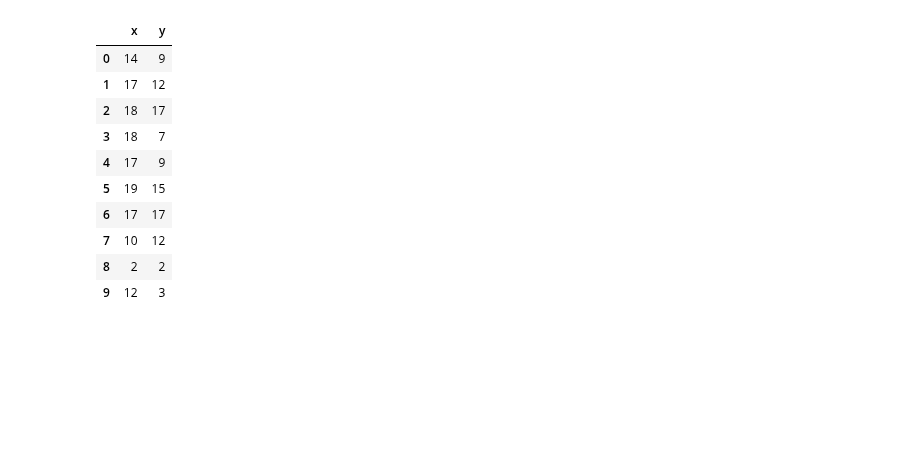
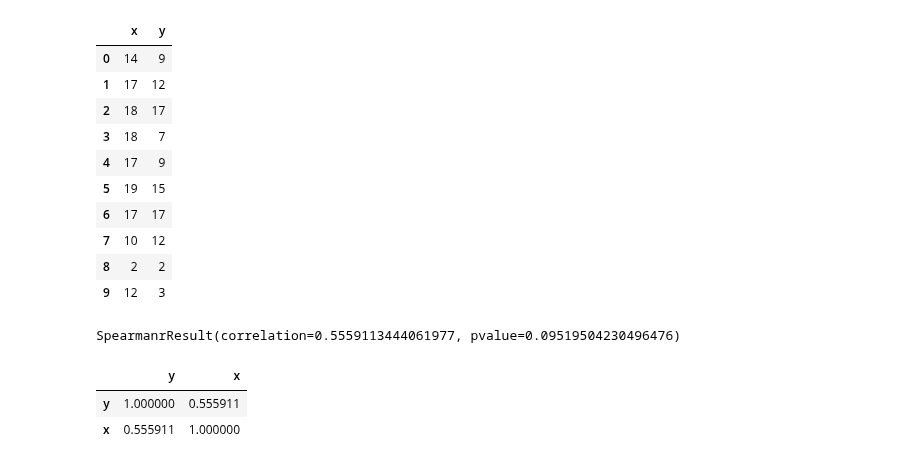
Before and after one commit to sejinhwang97ko/2023prac, a Jupyter notebook: hello/corr.ipynb, the cells around one changed output. Saved outputs shown, nothing was run; the diff lists cells and outputs as text; code cells hidden in the pictures; blank space fills up the shorter version.

```diff
--- a/hello/corr.ipynb
+++ b/hello/corr.ipynb
@@ -526,0 +532,13 @@ sample1
+# %%
+# 스피어만 (변수가 모두 연속형이며, 정규성을 따르지 않는 경우에 사용한다)
+from scipy.stats import spearmanr
+
+spearmanr(sample1['x'], sample1['y'])
+# %% [output]
+SpearmanrResult(correlation=0.5559113444061977, pvalue=0.09519504230496476)
+# %%
+sample1[{'x','y'}].corr(method='spearman')
+# %% [output]
+|  | y | x |
+| y | 1.000000 | 0.555911 |
+| x | 0.555911 | 1.000000 |
```
Also changed, not shown: parts of 1 cell of this notebook, 4 other files.
